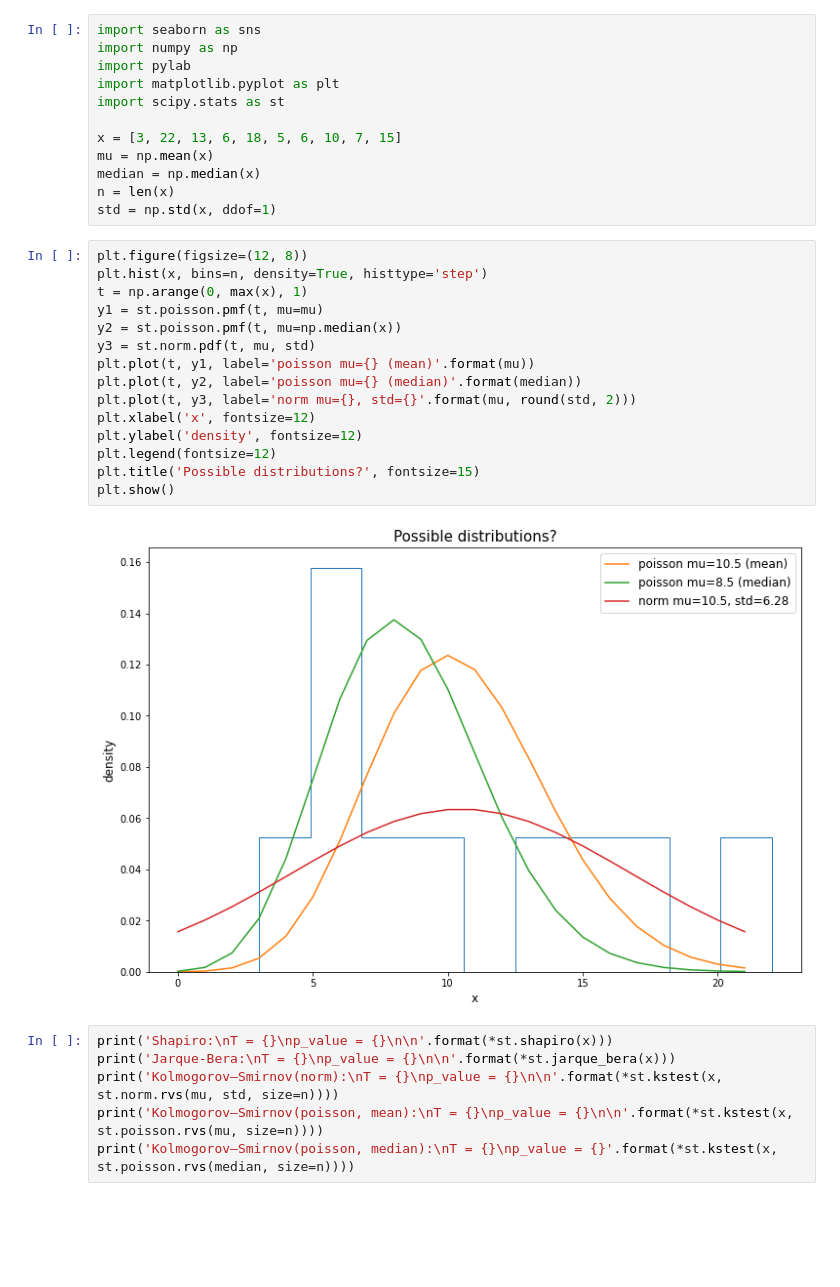
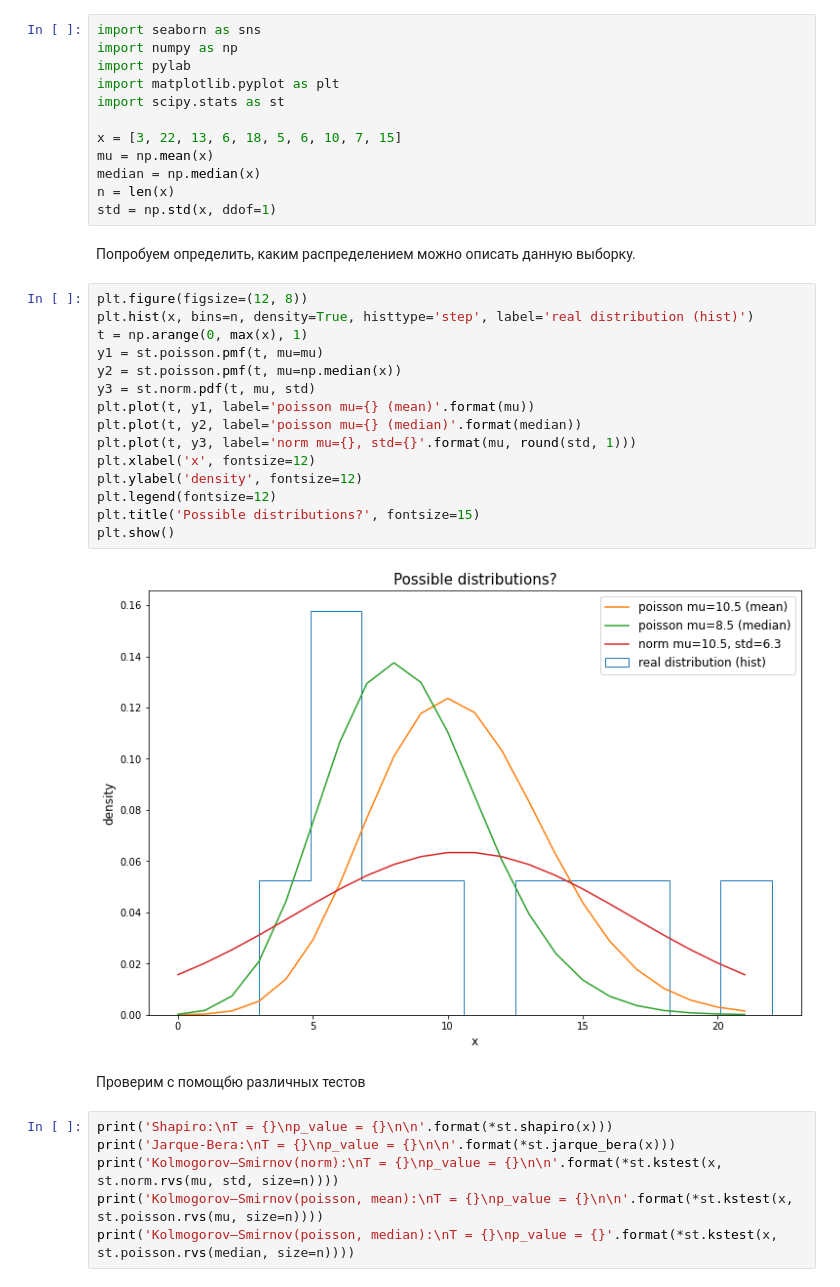
Before and after one commit to Alexuserx/Stats, a Jupyter notebook: Lab1/Stats_lab1.ipynb, the cells around one changed output. Cells and saved outputs as stored; diff of their text form; blank space fills up the shorter version.

```diff
--- a/Lab1/Stats_lab1.ipynb
+++ b/Lab1/Stats_lab1.ipynb
@@ -198,23 +198,27 @@ mu = np.mean(x)
 median = np.median(x)
 n = len(x)
 std = np.std(x, ddof=1)
+# %% [markdown]
+Попробуем определить, каким распределением можно описать данную выборку.
 # %%
 plt.figure(figsize=(12, 8))
-plt.hist(x, bins=n, density=True, histtype='step')
+plt.hist(x, bins=n, density=True, histtype='step', label='real distribution (hist)')
 t = np.arange(0, max(x), 1)
 y1 = st.poisson.pmf(t, mu=mu)
 y2 = st.poisson.pmf(t, mu=np.median(x))
 y3 = st.norm.pdf(t, mu, std)
 plt.plot(t, y1, label='poisson mu={} (mean)'.format(mu))
 plt.plot(t, y2, label='poisson mu={} (median)'.format(median))
-plt.plot(t, y3, label='norm mu={}, std={}'.format(mu, round(std, 2)))
+plt.plot(t, y3, label='norm mu={}, std={}'.format(mu, round(std, 1)))
 plt.xlabel('x', fontsize=12)
 plt.ylabel('density', fontsize=12)
 plt.legend(fontsize=12)
 plt.title('Possible distributions?', fontsize=15)
 plt.show()
 # %% [output]
-[figure, old version]
+[figure, new version]
+# %% [markdown]
+Проверим с помощбю различных тестов
 # %%
 print('Shapiro:\nT = {}\np_value = {}\n\n'.format(*st.shapiro(x)))
 print('Jarque-Bera:\nT = {}\np_value = {}\n\n'.format(*st.jarque_bera(x)))
```
Also changed, not shown: parts of 10 cells of this notebook.
